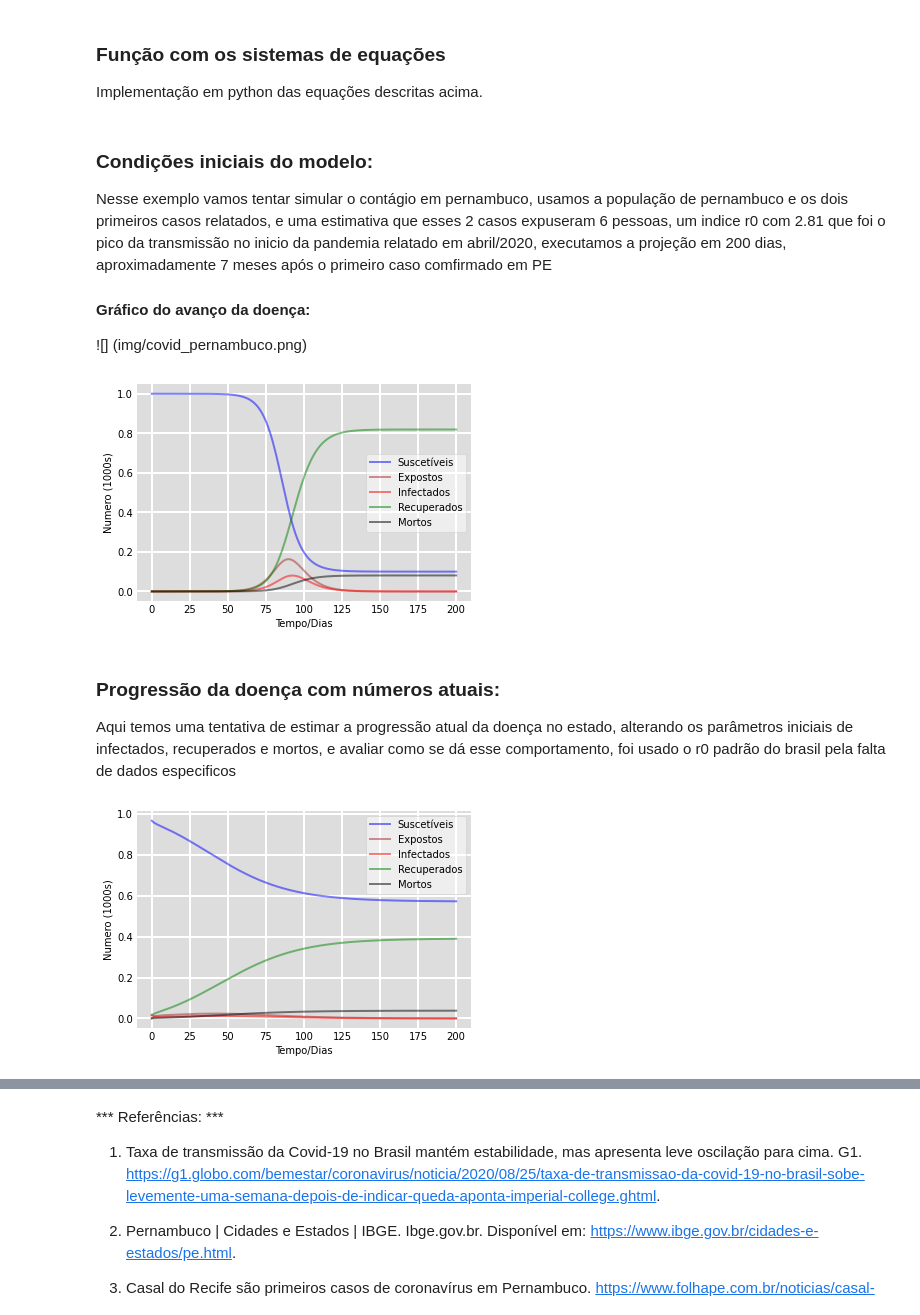
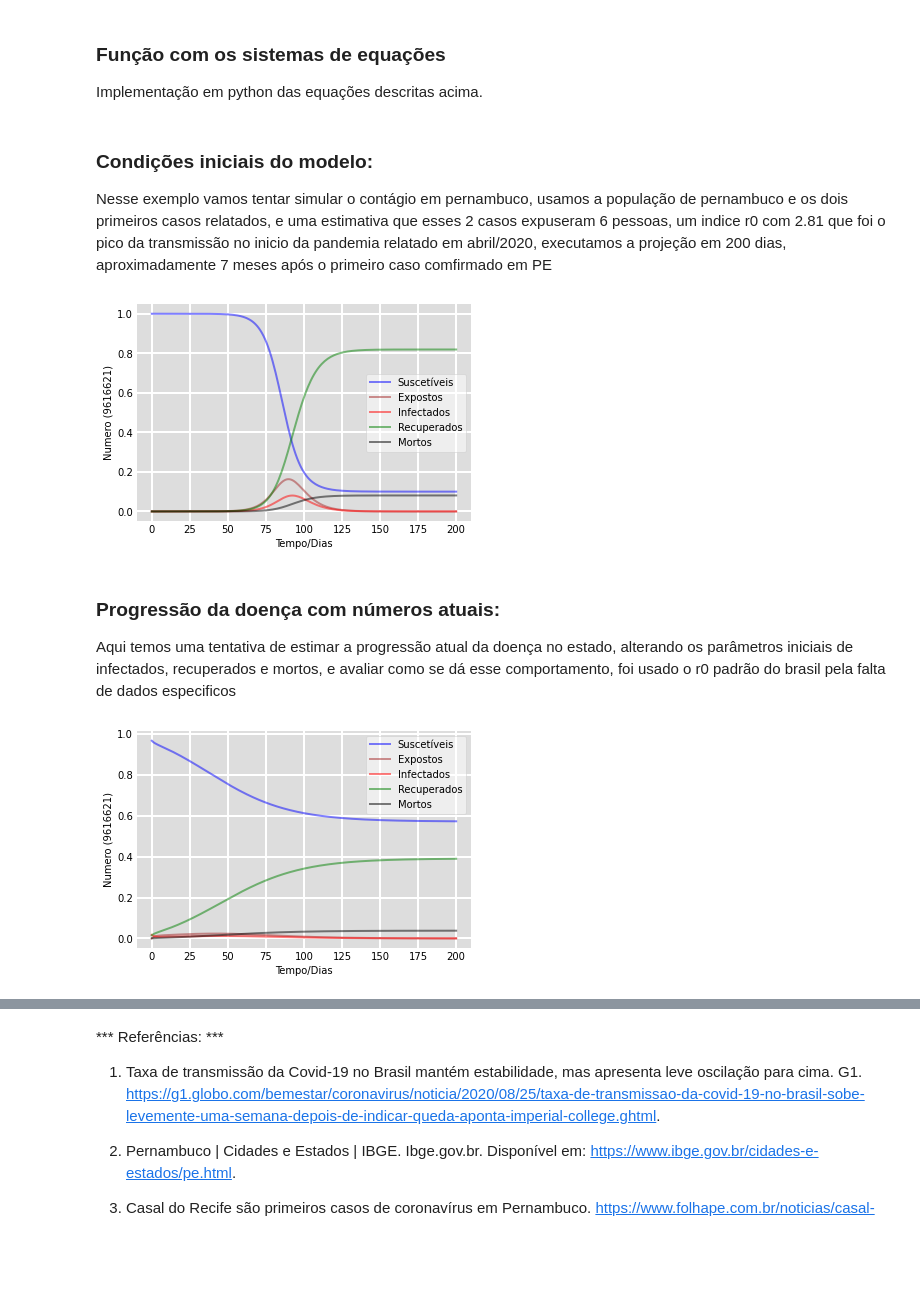
Before and after one commit to gmsj/Model_SEIRD_Covid-19, a Jupyter notebook: projeto.ipynb, the cells around one changed output, grey strips where cells are left out. Cells and saved outputs as stored; diff of their text form; code cells hidden in the pictures; blank space fills up the shorter version.

```diff
--- a/projeto.ipynb
+++ b/projeto.ipynb
@@ -55,10 +53,6 @@ def deriv(y, t, N, beta, sigma, gamma, mu):
 ### Condições iniciais do modelo:
 
 Nesse exemplo vamos tentar simular o contágio em pernambuco, usamos a população de pernambuco e os dois primeiros casos relatados, e uma estimativa que esses 2 casos expuseram 6 pessoas, um indice r0 com 2.81 que foi o pico da transmissão no inicio da pandemia relatado em abril/2020, executamos a projeção em 200 dias, aproximadamente 7 meses após o primeiro caso comfirmado em PE
-
-#### Gráfico do avanço da doença:
-
-![] (img/covid_pernambuco.png)
 # %%
 # N: Numero Total
 # I: Infectados
@@ -101,27 +95,27 @@ S, E, I, R, D = ret.T
 # %%
 fig = plt.figure(facecolor = 'w')
 ax = fig.add_subplot(111, facecolor = '#dddddd', axisbelow = True)
 
 ax.plot(t, S/N, 'blue', alpha = 0.5, lw = 2, label = 'Suscetíveis')
 ax.plot(t, E/N, 'brown', alpha = 0.5, lw = 2, label = 'Expostos')
 ax.plot(t, I/N, 'red', alpha = 0.5, lw = 2, label = 'Infectados')
 ax.plot(t, R/N, 'green', alpha = 0.5, lw = 2, label = 'Recuperados')
 ax.plot(t, D/N, 'black', alpha = 0.5, lw = 2, label = 'Mortos')
 
 ax.set_xlabel('Tempo/Dias')
-ax.set_ylabel('Numero (1000s)')
+ax.set_ylabel(f'Numero ({N})')
 # ax.set_ylim(0,1.2)
 ax.yaxis.set_tick_params(length = 0)
 ax.xaxis.set_tick_params(length = 0)
 ax.grid(b = True, which = 'major', c = 'w', lw = 2, ls = '-')
 legend = ax.legend()
 legend.get_frame().set_alpha(0.5)
 for spine in ('top', 'right', 'bottom', 'left'):
   ax.spines[spine].set_visible(False)
 plt.savefig('sir.pdf')
 plt.show()
 # %% [output]
-[figure, old version]
+[figure, new version]
 # %% [markdown]
 ### Progressão da doença com números atuais:
 
@@ -161,7 +155,7 @@ ax.plot(t, R/N, 'green', alpha = 0.5, lw = 2, label = 'Recuperados')
 ax.plot(t, D/N, 'black', alpha = 0.5, lw = 2, label = 'Mortos')
 
 ax.set_xlabel('Tempo/Dias')
-ax.set_ylabel('Numero (1000s)')
+ax.set_ylabel(f'Numero ({N})')
 # ax.set_ylim(0,1.2)
 ax.yaxis.set_tick_params(length = 0)
 ax.xaxis.set_tick_params(length = 0)
@@ -173,7 +167,7 @@ for spine in ('top', 'right', 'bottom', 'left'):
 plt.savefig('sir.pdf')
 plt.show()
 # %% [output]
-[figure, old version]
+[figure, new version]
 # %% [markdown]
 ### Progressão Sergipe
 
```
Also changed, not shown: parts of 4 cells of this notebook, 4 other files.
